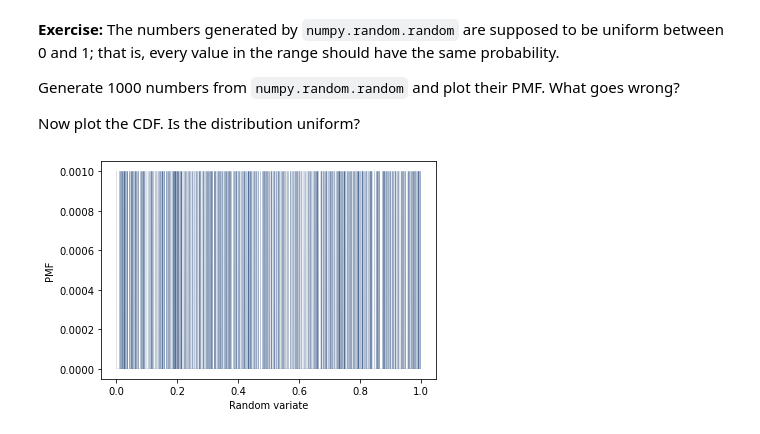
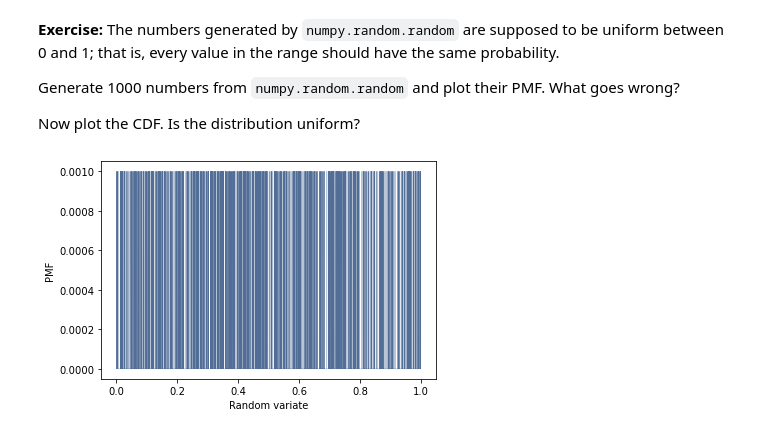
Before and after one commit to nbagam/dsc530, a Jupyter notebook: MycodeNBAGAM_Excercise_4-1&4-2.ipynb, the cells around one changed output. Cells and saved outputs as stored; diff of their text form; code cells hidden in the pictures.

```diff
--- a/MycodeNBAGAM_Excercise_4-1&4-2.ipynb
+++ b/MycodeNBAGAM_Excercise_4-1&4-2.ipynb
@@ -251,8 +251,8 @@ t = np.random.random(1000)
 # %%
 # Solution
 
 pmf = thinkstats2.Pmf(t)
-thinkplot.Pmf(pmf, linewidth=0.1)
+thinkplot.Pmf(pmf, linewidth=0.2)
 thinkplot.Config(xlabel='Random variate', ylabel='PMF')
 # %% [output]
-[figure, old version]
+[figure, new version]
```
Also changed, not shown: parts of 5 cells of this notebook.
